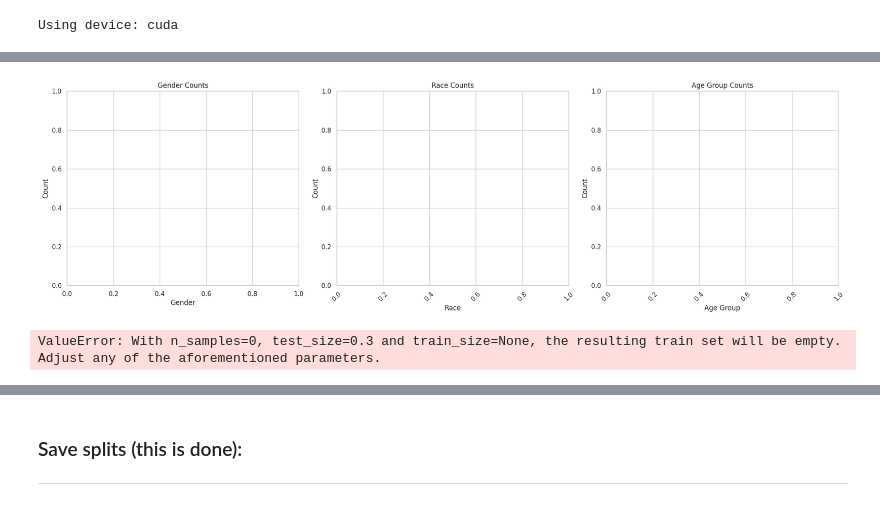
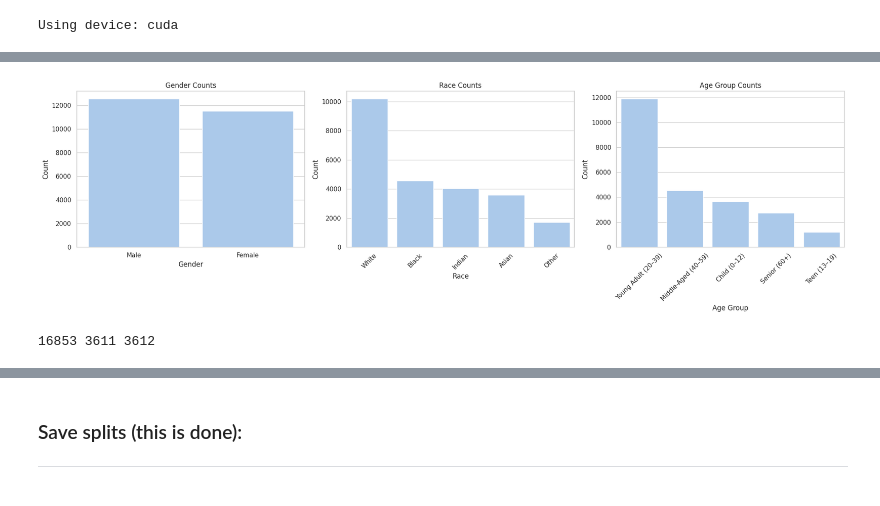
Before and after one commit to Theflawlessone/Face_Detection, a Jupyter notebook: Notebooks/UTKFaces_updated.ipynb, the cells around one changed output, grey strips where cells are left out. Drawn from its saved outputs; the diff is of its cells as text; code cells hidden in the pictures.

```diff
--- a/Notebooks/UTKFaces_updated.ipynb
+++ b/Notebooks/UTKFaces_updated.ipynb
@@ -286,7 +303,7 @@ def age_to_group(age):
     else:
         return 4
 
-df["age_group"] = df["age"].apply(age_to_group)
+df_cropped["age_group"] = df_cropped["age"].apply(age_to_group)
 # %%
 # Map readable gender, race, and age group strings
 gender_map = {0: "Male", 1: "Female"}
@@ -299,8 +316,8 @@ age_group_map = {
     4: "Senior (60+)"
 }
 
-df["gender_str"] = df["gender"].map(gender_map)
-df["race_str"] = df["race"].map(race_map)
-df["age_group_str"] = df["age_group"].map(age_group_map)
+df_cropped["gender_str"] = df_cropped["gender"].map(gender_map)
+df_cropped["race_str"] = df_cropped["race"].map(race_map)
+df_cropped["age_group_str"] = df_cropped["age_group"].map(age_group_map)
 # %%
 print("Gender distribution:")
@@ -324,48 +350,48 @@ Series([], Name: count, dtype: int64)
 fig, axs = plt.subplots(1, 3, figsize=(20, 6))
 
 sns.countplot(
-    data=df,
+    data=df_cropped,
     x="gender_str",
-    order=df["gender_str"].value_counts().index,
+    order=df_cropped["gender_str"].value_counts().index,
     ax=axs[0]
 )
 axs[0].set_title("Gender Counts")
 axs[0].set_xlabel("Gender")
 axs[0].set_ylabel("Count")
 
 sns.countplot(
-    data=df,
+    data=df_cropped,
     x="race_str",
-    order=df["race_str"].value_counts().index,
+    order=df_cropped["race_str"].value_counts().index,
     ax=axs[1]
 )
 axs[1].set_title("Race Counts")
 axs[1].set_xlabel("Race")
 axs[1].set_ylabel("Count")
 axs[1].tick_params(axis='x', rotation=45)
 
 sns.countplot(
-    data=df,
+    data=df_cropped,
     x="age_group_str",
-    order=df["age_group_str"].value_counts().index,
+    order=df_cropped["age_group_str"].value_counts().index,
     ax=axs[2]
 )
 axs[2].set_title("Age Group Counts")
 axs[2].set_xlabel("Age Group")
 axs[2].set_ylabel("Count")
 axs[2].tick_params(axis='x', rotation=45)
 
 plt.tight_layout()
 plt.show()
 # %% [output]
-[figure, old version]
+[figure, new version]
 # %%
 # Stratify by age_group for more balanced splits
 train_df, temp_df = train_test_split(
-    df,
+    df_cropped,
     test_size=0.3,
     random_state=SEED,
-    stratify=df["age_group"]
+    stratify=df_cropped["age_group"]
 )
 
 val_df, test_df = train_test_split(
@@ -377,7 +403,7 @@ val_df, test_df = train_test_split(
 
 print(len(train_df), len(val_df), len(test_df))
 # %% [output]
-ValueError: With n_samples=0, test_size=0.3 and train_size=None, the resulting train set will be empty. Adjust any of the aforementioned parameters.
+16853 3611 3612
 # %%
 for name, d in [("train", train_df), ("val", val_df), ("test", test_df)]:
     print(f"\n{name.upper()} distribution:")
```
Also changed, not shown: parts of 61 cells of this notebook.
